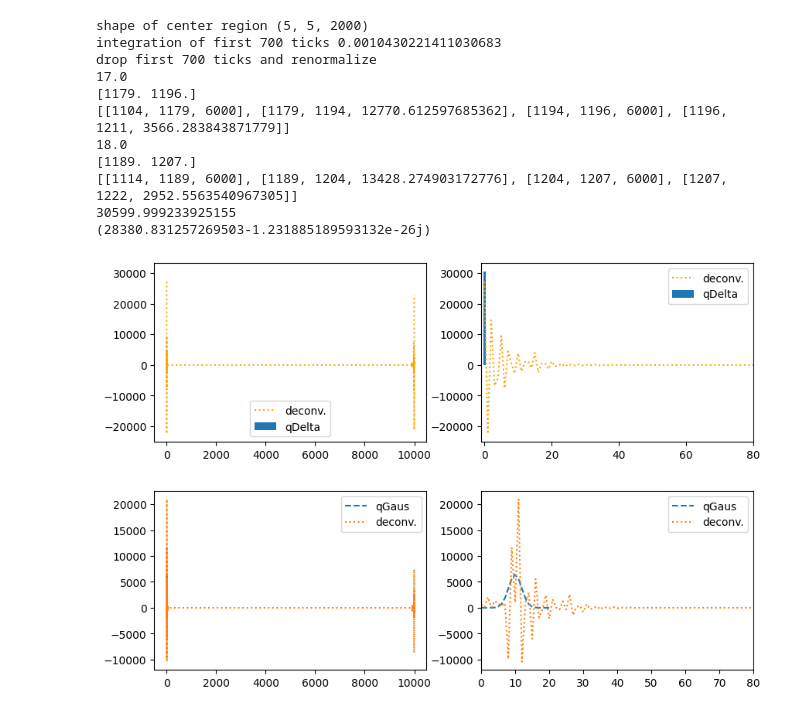
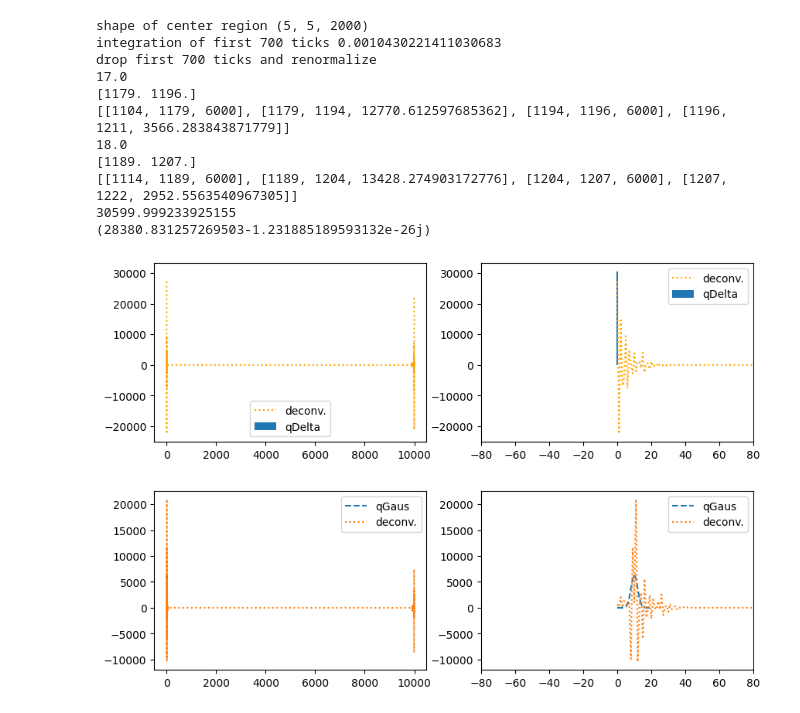
Before and after one commit to fanrado/2x2_ql, a Jupyter notebook: deconv/toy/toy_deconv.ipynb, the cells around one changed output. Drawn from its saved outputs; the diff is of its cells as text; code cells hidden in the pictures.

```diff
--- a/deconv/toy/toy_deconv.ipynb
+++ b/deconv/toy/toy_deconv.ipynb
@@ -13,8 +13,7 @@ def deconv(m, r, npoints):
     #s_fft[npoints//2-10:npoints//2+10] = 0
     return np.fft.ifft(m_fft / r_fft)
 # %%
-def run(useacc=True, extrapolate=False):
-    pos = 8700
+def run(pos=8700, useacc=True, extrapolate=False):
     q = 30_600
     delay = 15
     thres = 6_000
@@ -46,24 +45,36 @@ def run(useacc=True, extrapolate=False):
         q0_ifft = deconv(r0_smooth, unit_fr, npoints)
         q1_ifft = deconv(r1_smooth, unit_fr, npoints)
 
+
+        ts = np.arange(0, npoints, 1, dtype=np.int_)
+
+    ts0 = np.arange(0, npoints, step=1, dtype=int)
+    ts1 = np.arange(0, npoints, step=1, dtype=int)
+    aux_t = npoints - len(unit_fr) - pos
+    ts_q0 = [aux_t]
+    ts_q1 = np.arange(0+aux_t, len(q1)+aux_t, 1, dtype=np.int_)
+
     fig, (ax0, ax1) = plt.subplots(1, 2, figsize=(5*2, 3))
-    ax0.bar(x=[0], height=q0, label='qDelta')
-    ax0.plot(q0_ifft, linestyle='dotted', label='deconv.', c='orange')
-    ax1.bar(x=[0], height=q0, label='qDelta')
-    ax1.plot(q0_ifft, linestyle='dotted', label='deconv.', c='orange')
+    ax0.bar(x=ts_q0, height=q0, width=1, label='qDelta')
+    ax0.plot(ts0, q0_ifft, linestyle='dotted', label='deconv.', c='orange')
+    ax1.bar(x=ts_q0, height=q0, width=1, label='qDelta')
+    ax1.plot(ts0, q0_ifft, linestyle='dotted', label='deconv.', c='orange')
     ax0.legend()
     ax1.legend()
-    ax1.set_xlim(-1, 80)
+    ax1.set_xlim(-80+aux_t, 80+aux_t)
 
     fig, (ax0, ax1) = plt.subplots(1, 2, figsize=(5*2, 3))
 
-    ax0.plot(q1, linestyle='--', label='qGaus')
-    ax0.plot(q1_ifft, linestyle='dotted', label='deconv.')
-    ax1.plot(q1, linestyle='--', label='qGaus')
-    ax1.plot(q1_ifft, linestyle='dotted', label='deconv.')
+    ax0.plot(ts_q1, q1, linestyle='--', label='qGaus')
+    ax0.plot(ts1, q1_ifft, linestyle='dotted', label='deconv.')
+    ax1.plot(ts_q1, q1, linestyle='--', label='qGaus')
+    ax1.plot(ts1, q1_ifft, linestyle='dotted', label='deconv.')
     ax0.legend()
     ax1.legend()
-    ax1.set_xlim(0, 80)
+    ax1.set_xlim(-80+aux_t, 80+aux_t)
+
     print(np.sum(q1))
     print(np.sum(q1_ifft))
+
+    return q0_ifft, q1_ifft
 # %%
@@ -86,16 +97,16 @@ drop first 700 ticks and renormalize
 # %%
-run(False, False)
+run(8700, False, False)
 # %% [output]
 shape of center region (5, 5, 2000)
 integration of first 700 ticks 0.0010430221411030683
 drop first 700 ticks and renormalize
 17.0
 [1179. 1196.]
 [[1104, 1179, 6000], [1179, 1194, 12770.612597685362], [1194, 1196, 6000], [1196, 1211, 3566.283843871779]]
 18.0
 [1189. 1207.]
 [[1114, 1189, 6000], [1189, 1204, 13428.274903172776], [1204, 1207, 6000], [1207, 1222, 2952.5563540967305]]
 30599.999233925155
 (28380.831257269503-1.231885189593132e-26j)
-[figure, old version]
+[figure, new version]
-[figure, old version]
+[figure, new version]
```
Also changed, not shown: parts of 4 cells of this notebook, 1 other file.
